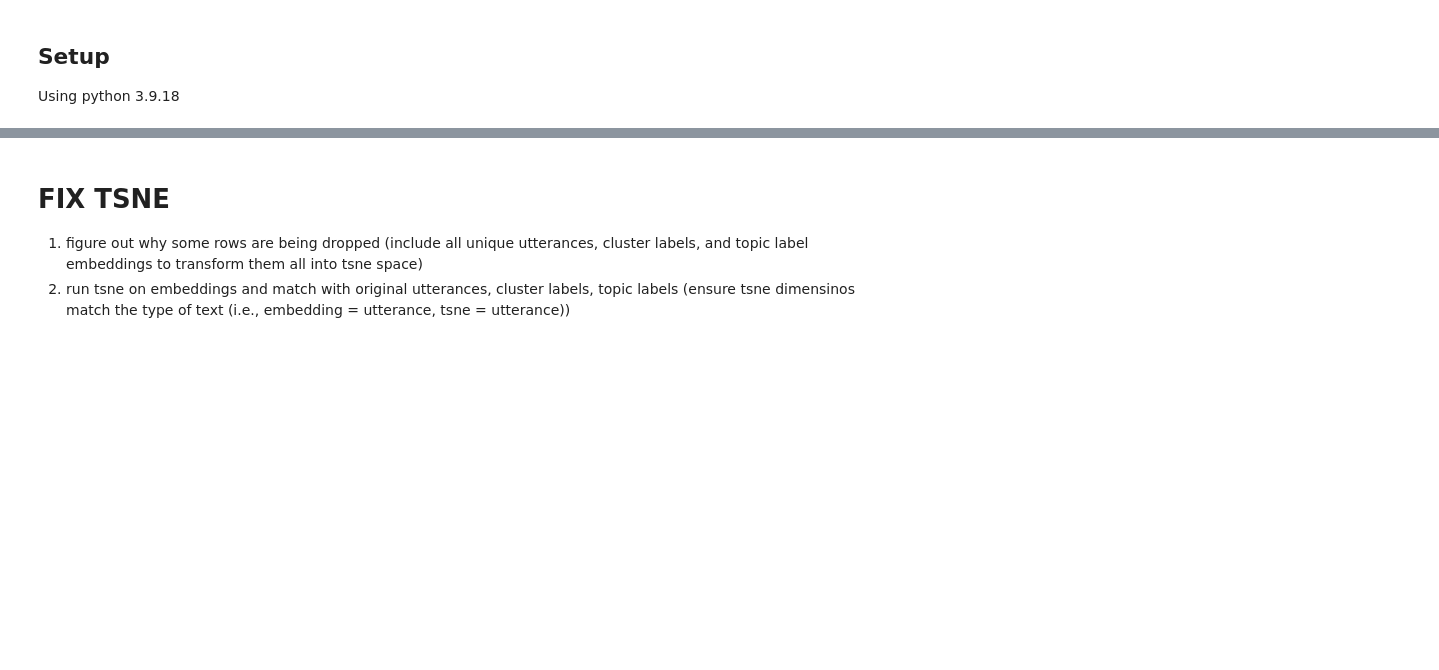
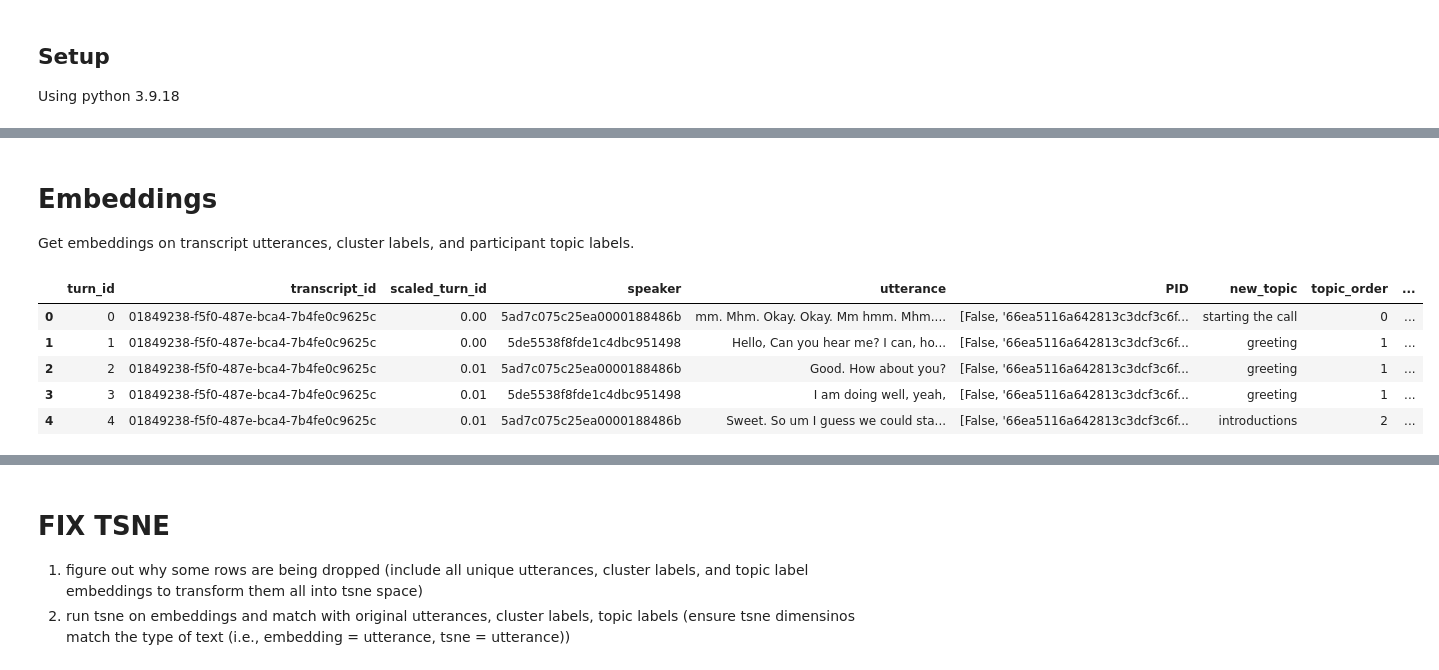
Before and after one commit to SocialInteractionLab/Candor, a Jupyter notebook: analysis/scripts/2-tile-tsne-clusters.ipynb, the cells around one changed output, grey strips where cells are left out. Drawn from its saved outputs; the diff is of its cells as text; code cells hidden in the pictures; blank space fills up the shorter version.

```diff
--- a/analysis/scripts/2-tile-tsne-clusters.ipynb
+++ b/analysis/scripts/2-tile-tsne-clusters.ipynb
@@ -54,0 +39,29 @@ model = SentenceTransformer('all-MiniLM-L6-v2')
+# %% [markdown]
+# Embeddings
+
+Get embeddings on transcript utterances, cluster labels, and participant topic labels.
+# %%
+# load all participant transcripts
+all_pid_transcripts = pd.read_csv("./data/processed/all_participant_transcripts.csv")
+# 523504 observations
+# make all new_topic lowercase
+all_pid_transcripts['new_topic'] = all_pid_transcripts['new_topic'].str.lower()
+# %%
+# load cluster labels (cluster number and HS-defined label)
+cluster_labels = pd.read_csv("./data/output/topic_cluster_labels_50.csv")
+# load topic + cluster match (topic label and cluster number)
+cluster_50 = pd.read_csv("./data/output/topic_clusters_50.csv")
+# merge on clusters (cluster number)
+clusters_topics = pd.merge(cluster_50, cluster_labels, on = "clusters")
+# %%
+# add cluster_topics to all_pid_transcripts based on new_topic, PID, transcript_id match
+df = pd.merge(all_pid_transcripts, clusters_topics, on = ['new_topic','PID','topic_order'], how="left")
+# preview
+df.head()
+# %% [output]
+|  | turn_id | transcript_id | scaled_turn_id | speaker | utterance | PID | new_topic | topic_order | ... |
+| 0 | 0 | 01849238-f5f0-487e-bca4-7b4fe0c9625c | 0.00 | 5ad7c075c25ea0000188486b | mm. Mhm. Okay. Okay. Mm hmm. Mhm.... | [False, '66ea5116a642813c3dcf3c6f... | starting the call | 0 | ... |
+| 1 | 1 | 01849238-f5f0-487e-bca4-7b4fe0c9625c | 0.00 | 5de5538f8fde1c4dbc951498 | Hello, Can you hear me? I can, ho... | [False, '66ea5116a642813c3dcf3c6f... | greeting | 1 | ... |
+| 2 | 2 | 01849238-f5f0-487e-bca4-7b4fe0c9625c | 0.01 | 5ad7c075c25ea0000188486b | Good. How about you? | [False, '66ea5116a642813c3dcf3c6f... | greeting | 1 | ... |
+| 3 | 3 | 01849238-f5f0-487e-bca4-7b4fe0c9625c | 0.01 | 5de5538f8fde1c4dbc951498 | I am doing well, yeah, | [False, '66ea5116a642813c3dcf3c6f... | greeting | 1 | ... |
+| 4 | 4 | 01849238-f5f0-487e-bca4-7b4fe0c9625c | 0.01 | 5ad7c075c25ea0000188486b | Sweet. So um I guess we could sta... | [False, '66ea5116a642813c3dcf3c6f... | introductions | 2 | ... |
```
Also changed, not shown: parts of 14 cells of this notebook, 3 other files.
